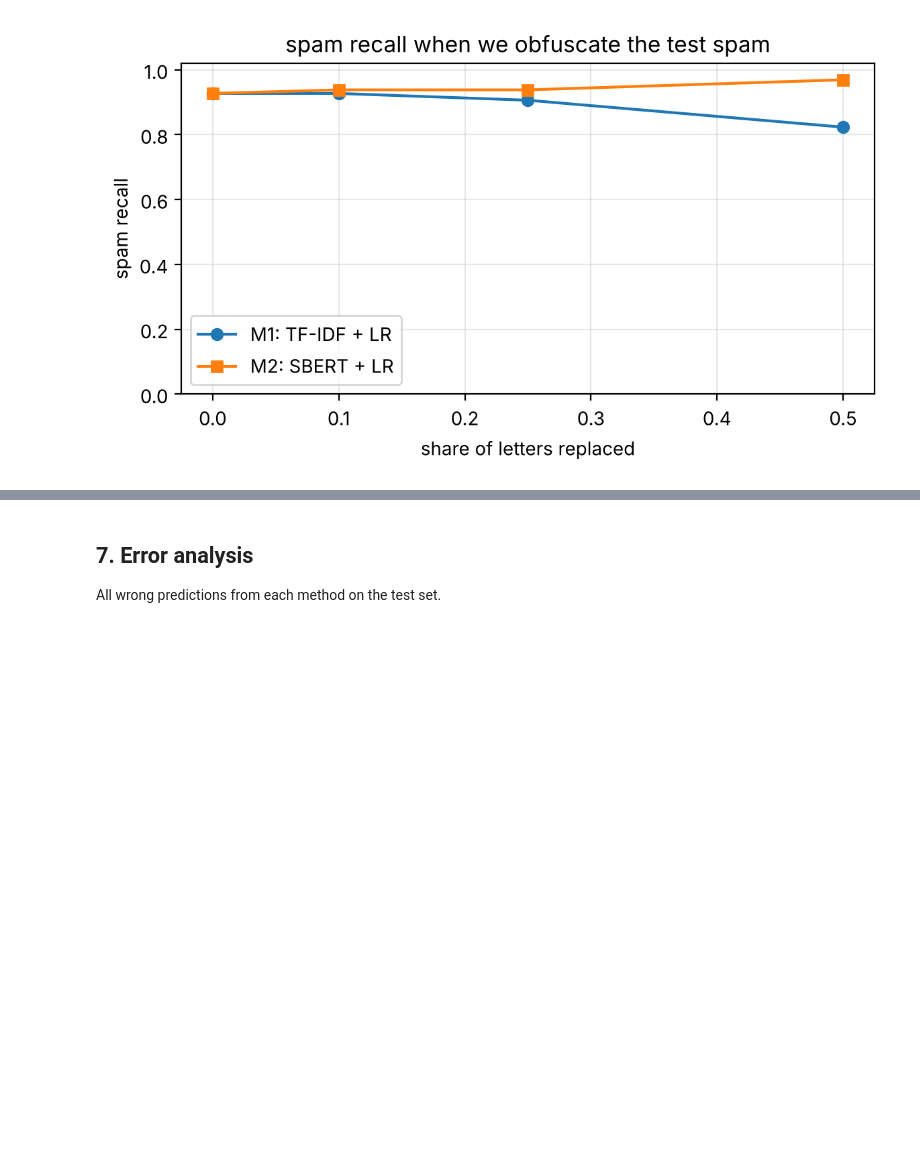
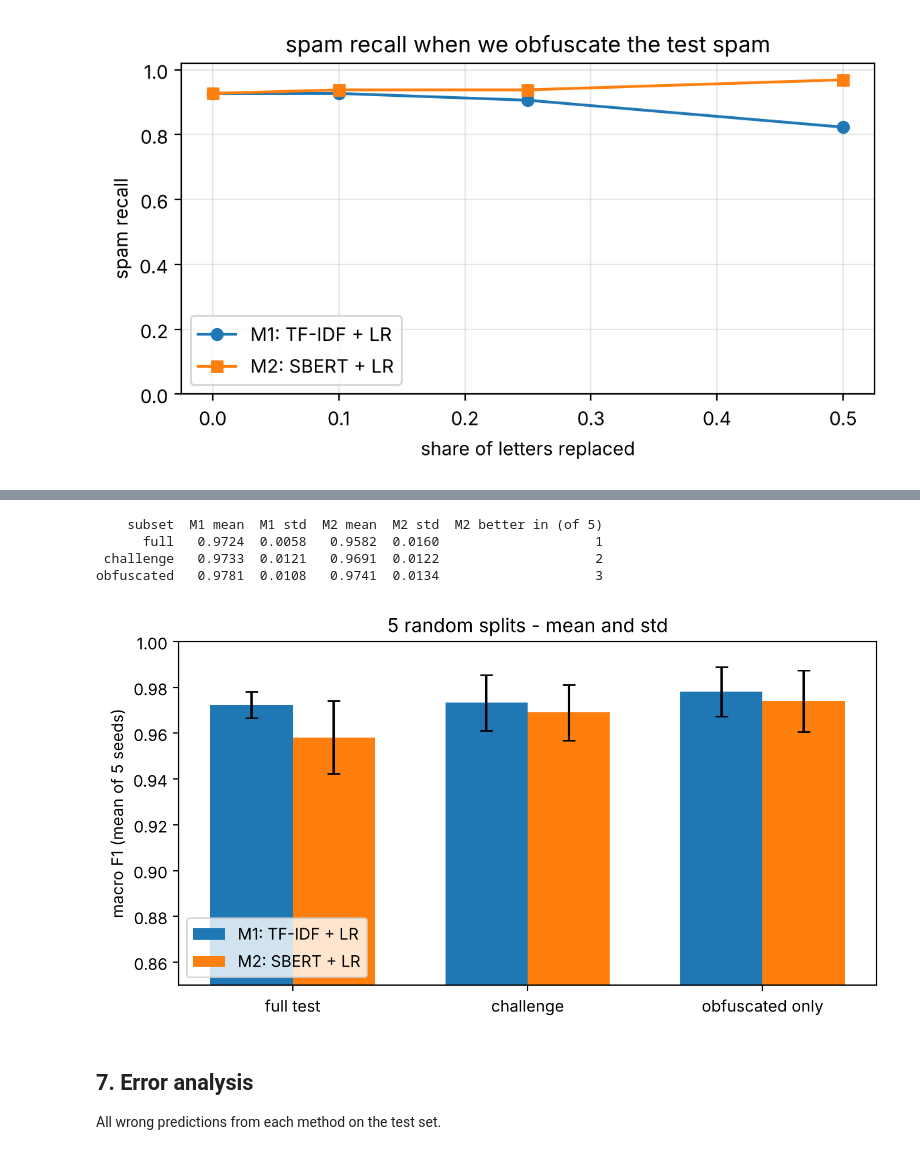
Before and after one commit to H7modi77/Project-NLP, a Jupyter notebook: SMS_Spam_Detection_Group9.ipynb, the cells around one changed output, grey strips where cells are left out. Cells and saved outputs as stored; diff of their text form; code cells hidden in the pictures; blank space fills up the shorter version.

```diff
--- a/SMS_Spam_Detection_Group9.ipynb
+++ b/SMS_Spam_Detection_Group9.ipynb
@@ -426,0 +465,24 @@ plt.title("spam recall when we obfuscate the test spam"); plt.legend(); plt.grid
+# %%
+from scipy.stats import binomtest
+
+def mcnemar(y, p1, p2):
+    r1, r2 = (p1 == y), (p2 == y)
+    b = int((r1 & ~r2).sum()); c = int((~r1 & r2).sum())
+    pval = binomtest(b, b + c, 0.5).pvalue if b + c > 0 else 1.0
+    return b, c, pval
+
+rows = []
+for name, mask in [("full test", np.ones(len(test_df), bool)),
+                   ("challenge (all 4 rules)", test_df["challenge"].values),
+                   ("obfuscated only (rules 1-3)", test_df["obfuscated"].values)]:
+    b, c, pv = mcnemar(test_df["y"].values[mask], pred1[mask], pred2[mask])
+    rows.append({"subset": name, "M1 right / M2 wrong (b)": b, "M1 wrong / M2 right (c)": c, "p-value": round(pv, 3)})
+
+# also the 50% obfuscated spam from 6.1 (same 96 spam messages for both models)
+rng = np.random.default_rng(SEED)
+obf_spam = [leetify(t, 0.5, rng) for t in spam_test]
+y_spam = np.ones(len(obf_spam), int)
+b, c, pv = mcnemar(y_spam, m1.predict(tfidf.transform(obf_spam)), m2.predict(embed(obf_spam)))
+rows.append({"subset": "spam, 50% letters obfuscated", "M1 right / M2 wrong (b)": b, "M1 wrong / M2 right (c)": c, "p-value": round(pv, 3)})
+mcnemar_res = pd.DataFrame(rows)
+mcnemar_res
@@ -427,3 +553,28 @@ plt.title("spam recall when we obfuscate the test spam"); plt.legend(); plt.grid
+# %%
+cols = ["full", "challenge", "obfuscated"]
+summary = pd.DataFrame({
+    "subset": cols,
+    "M1 mean": [seed_res[f"M1 {c} F1"].mean() for c in cols],
+    "M1 std":  [seed_res[f"M1 {c} F1"].std() for c in cols],
+    "M2 mean": [seed_res[f"M2 {c} F1"].mean() for c in cols],
+    "M2 std":  [seed_res[f"M2 {c} F1"].std() for c in cols],
+    "M2 better in (of 5)": [int((seed_res[f"M2 {c} F1"] > seed_res[f"M1 {c} F1"]).sum()) for c in cols],
+}).round(4)
+print(summary.to_string(index=False))
+
+x = np.arange(len(cols)); w = 0.35
+plt.figure(figsize=(7, 3.8))
+plt.bar(x - w/2, summary["M1 mean"], w, yerr=summary["M1 std"], capsize=4, label="M1: TF-IDF + LR")
+plt.bar(x + w/2, summary["M2 mean"], w, yerr=summary["M2 std"], capsize=4, label="M2: SBERT + LR")
+plt.xticks(x, ["full test", "challenge", "obfuscated only"]); plt.ylim(0.85, 1.0)
+plt.ylabel("macro F1 (mean of 5 seeds)"); plt.title("5 random splits - mean and std")
+plt.legend(loc="lower left"); plt.tight_layout(); plt.show()
+# %% [output]
+    subset  M1 mean  M1 std  M2 mean  M2 std  M2 better in (of 5)
+      full   0.9724  0.0058   0.9582  0.0160                    1
+ challenge   0.9733  0.0121   0.9691  0.0122                    2
+obfuscated   0.9781  0.0108   0.9741  0.0134                    3
+[figure, added]
 # %% [markdown]
 ## 7. Error analysis
 All wrong predictions from each method on the test set.
```
Also changed, not shown: parts of 15 cells of this notebook, 2 other files.
